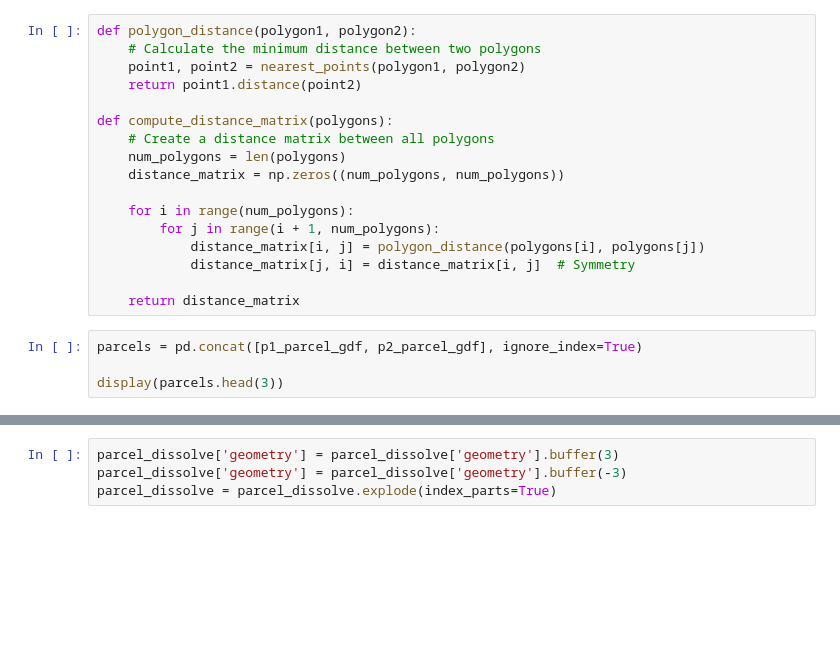
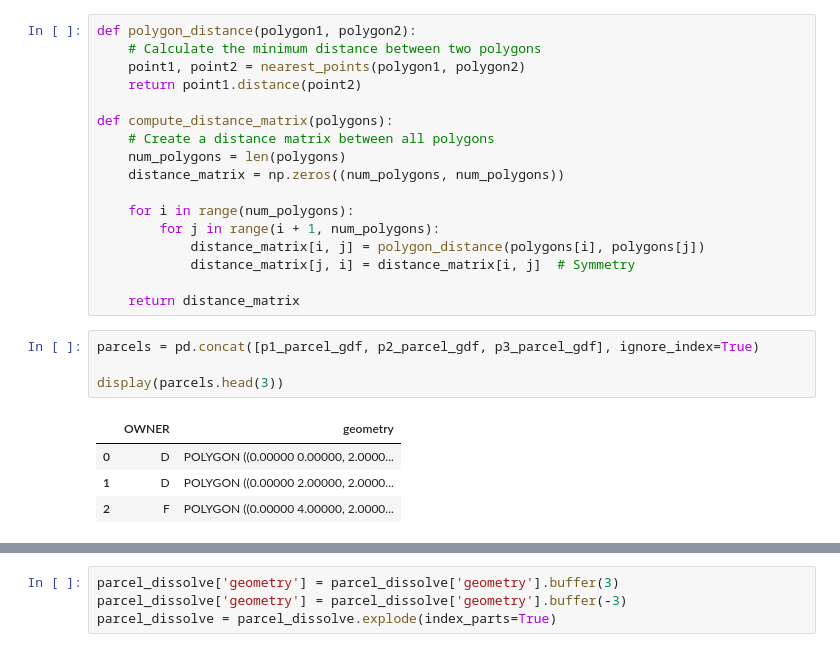
Before and after one commit to abreunig-clgx/superparcels, a Jupyter notebook: clustering/mre/phase2_cluster_mre.ipynb, the cells around one changed output, grey strips where cells are left out. Saved outputs shown, nothing was run; the diff lists cells and outputs as text; blank space fills up the shorter version.

```diff
--- a/clustering/mre/phase2_cluster_mre.ipynb
+++ b/clustering/mre/phase2_cluster_mre.ipynb
@@ -129,8 +180,13 @@ def compute_distance_matrix(polygons):
 
     return distance_matrix
 # %%
-parcels = pd.concat([p1_parcel_gdf, p2_parcel_gdf], ignore_index=True)
+parcels = pd.concat([p1_parcel_gdf, p2_parcel_gdf, p3_parcel_gdf], ignore_index=True)
 
 display(parcels.head(3))
+# %% [output]
+|  | OWNER | geometry |
+| 0 | D | POLYGON ((0.00000 0.00000, 2.0000... |
+| 1 | D | POLYGON ((0.00000 2.00000, 2.0000... |
+| 2 | F | POLYGON ((0.00000 4.00000, 2.0000... |
 # %%
 sample_size = 3
```
Also changed, not shown: parts of 15 cells of this notebook, 1 other file.
